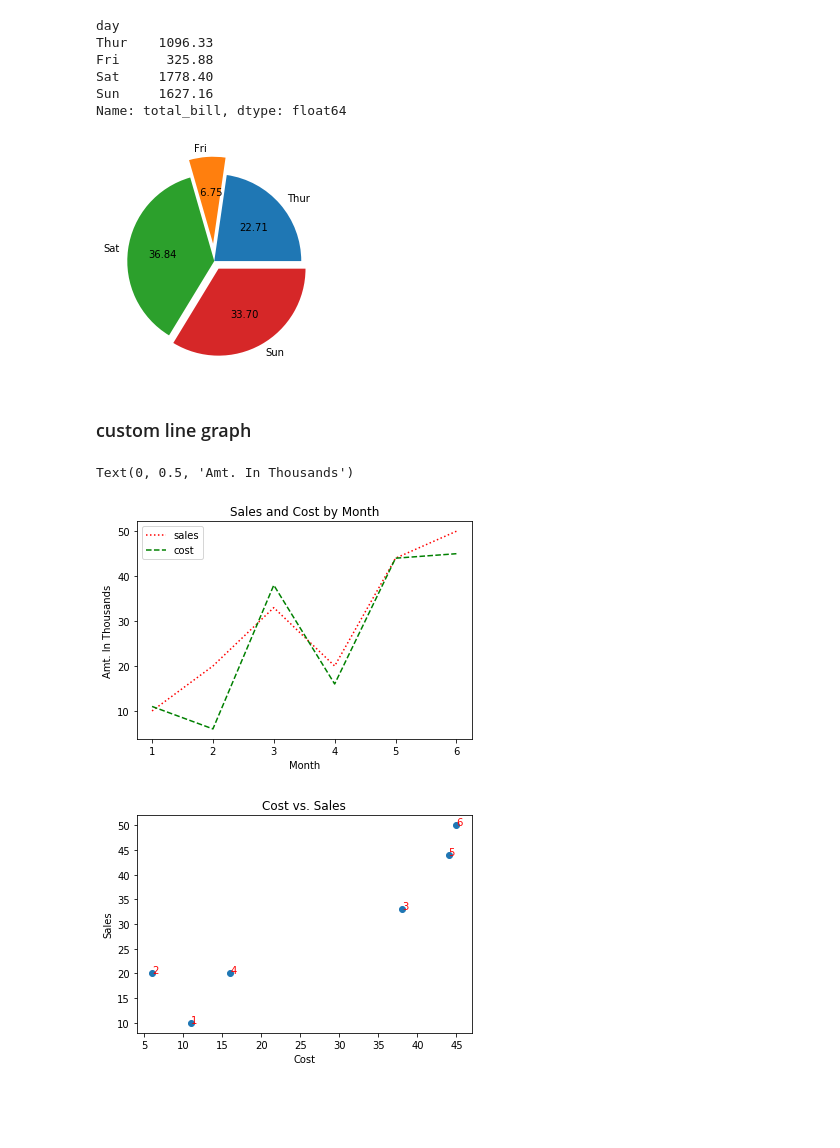
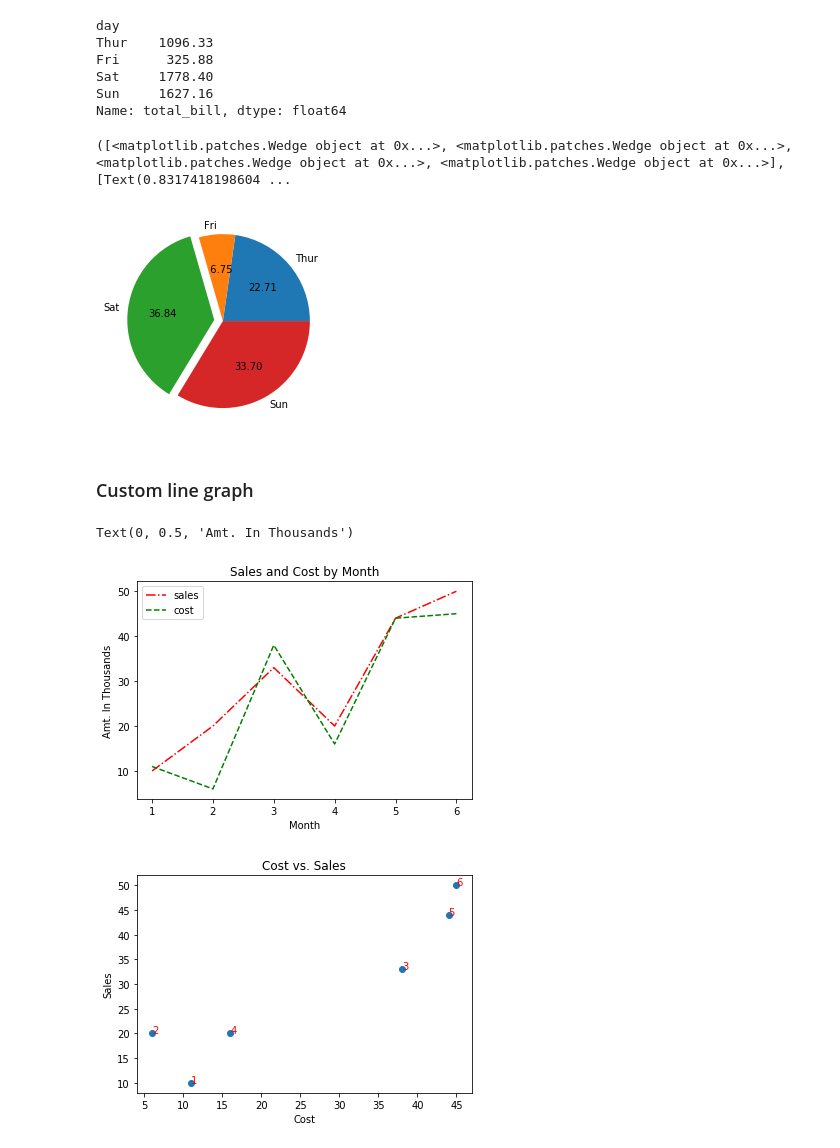
Before and after one commit to srikanthpragada/DS_06_JAN_2020, a Jupyter notebook: matplotlibdemo.ipynb, the cells around one changed output. Drawn from its saved outputs; the diff is of its cells as text; code cells hidden in the pictures; blank space fills up the shorter version.

```diff
--- a/matplotlibdemo.ipynb
+++ b/matplotlibdemo.ipynb
@@ -151,24 +179,27 @@ Sat     1778.40
 Sun     1627.16
 Name: total_bill, dtype: float64
 # %%
+xplode  = (0,0,0.1,0)
 ax = plt.pie(day_total.values, labels = day_total.index, autopct="%5.2f",
-             explode=(0,0.2,0,0.1))
+             explode=xplode)
+print(ax)
 # %% [output]
+([<matplotlib.patches.Wedge object at 0x...>, <matplotlib.patches.Wedge object at 0x...>, <matplotlib.patches.Wedge object at 0x...>, <matplotlib.patches.Wedge object at 0x...>], [Text(0.8317418198604 ...
-[figure, old version]
+[figure, new version]
 # %% [markdown]
-### custom line graph
+### Custom line graph
 # %%
 sales = [10,20,33,20,44,50]
 cost = [11,6,38,16,44,45]
 months = [1,2,3,4,5,6]
-plt.plot(months,sales, 'r:',months,cost,'g--')
+plt.plot(months,sales, 'r-.',months,cost,'g--')
 plt.legend(['sales','cost'])
 plt.title("Sales and Cost by Month")
 plt.xlabel("Month")
 plt.ylabel("Amt. In Thousands")
 # %% [output]
 Text(0, 0.5, 'Amt. In Thousands')
-[figure, old version]
+[figure, new version]
 # %%
 sales = [10,20,33,20,44,50]
 cost = [11,6,38,16,44,45]
```
Also changed, not shown: parts of 12 cells of this notebook, 1 other file.
